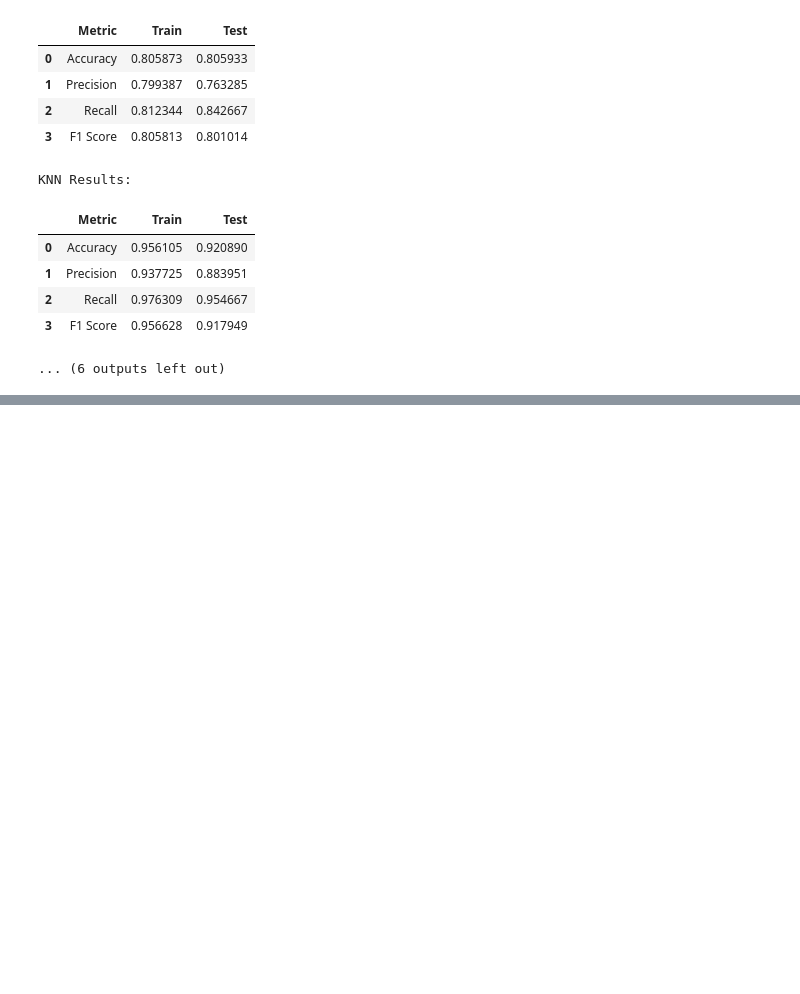
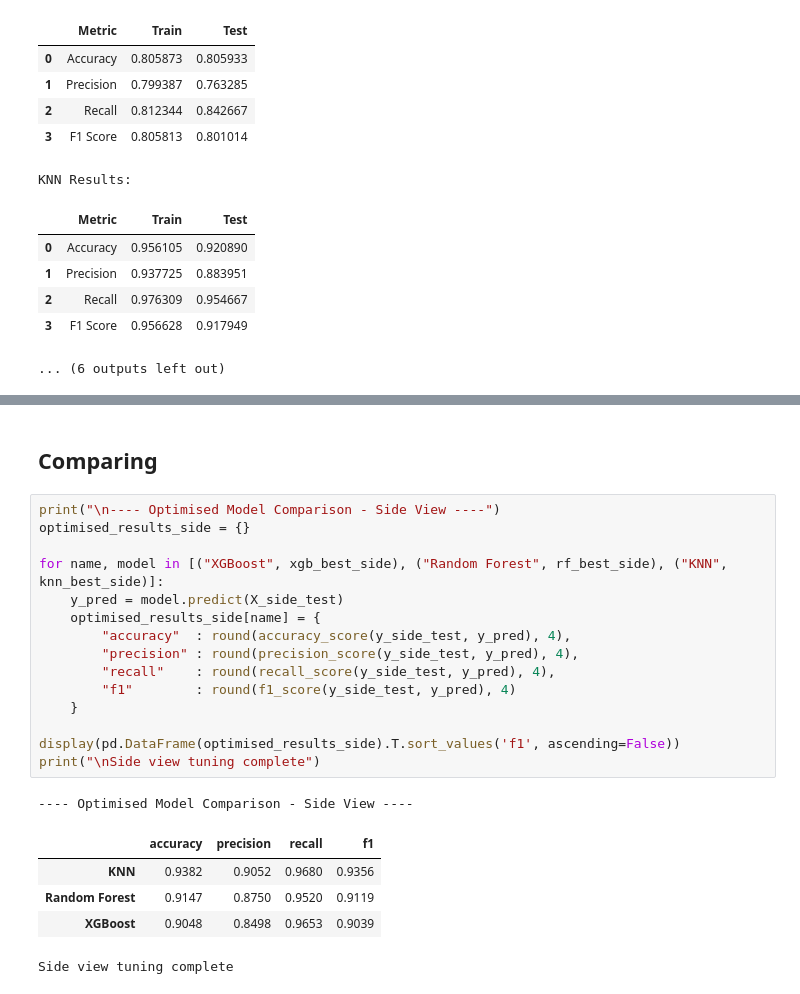
Before and after one commit to DabeenHemin/Real-Time-Health-Risk-Analysis-in-Weighted-Workout-Exercises, a Jupyter notebook: notebooks/squat_form_classifier.ipynb, the cells around one changed output, grey strips where cells are left out. Drawn from its saved outputs; the diff is of its cells as text; blank space fills up the shorter version.

```diff
--- a/notebooks/squat_form_classifier.ipynb
+++ b/notebooks/squat_form_classifier.ipynb
@@ -501,0 +668,24 @@ KNN Results:
+# %% [markdown]
+## Comparing
+# %%
+print("\n---- Optimised Model Comparison - Side View ----")
+optimised_results_side = {}
+
+for name, model in [("XGBoost", xgb_best_side), ("Random Forest", rf_best_side), ("KNN", knn_best_side)]:
+    y_pred = model.predict(X_side_test)
+    optimised_results_side[name] = {
+        "accuracy"  : round(accuracy_score(y_side_test, y_pred), 4),
+        "precision" : round(precision_score(y_side_test, y_pred), 4),
+        "recall"    : round(recall_score(y_side_test, y_pred), 4),
+        "f1"        : round(f1_score(y_side_test, y_pred), 4)
+    }
+
+display(pd.DataFrame(optimised_results_side).T.sort_values('f1', ascending=False))
+print("\nSide view tuning complete")
+# %% [output]
+---- Optimised Model Comparison - Side View ----
+|  | accuracy | precision | recall | f1 |
+| KNN | 0.9382 | 0.9052 | 0.9680 | 0.9356 |
+| Random Forest | 0.9147 | 0.8750 | 0.9520 | 0.9119 |
+| XGBoost | 0.9048 | 0.8498 | 0.9653 | 0.9039 |
+Side view tuning complete
```
Also changed, not shown: parts of 7 cells of this notebook.
